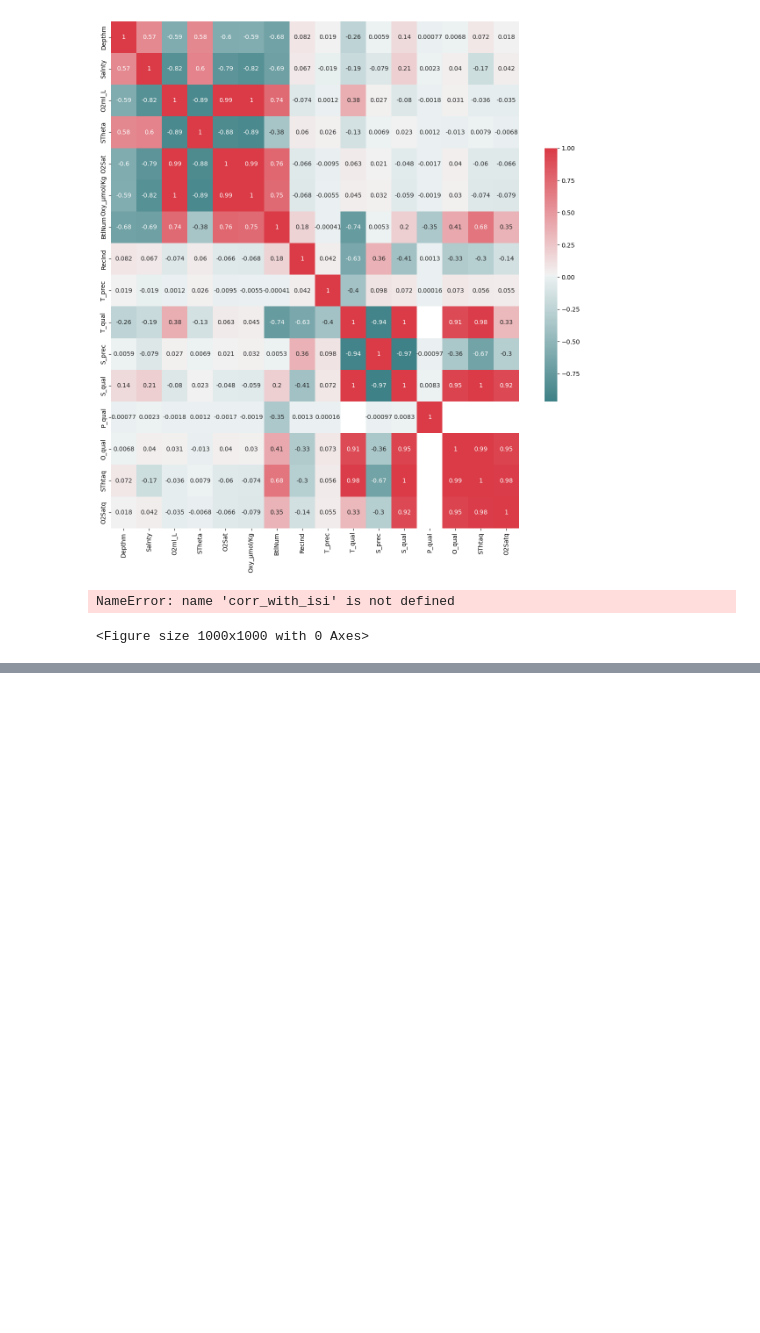
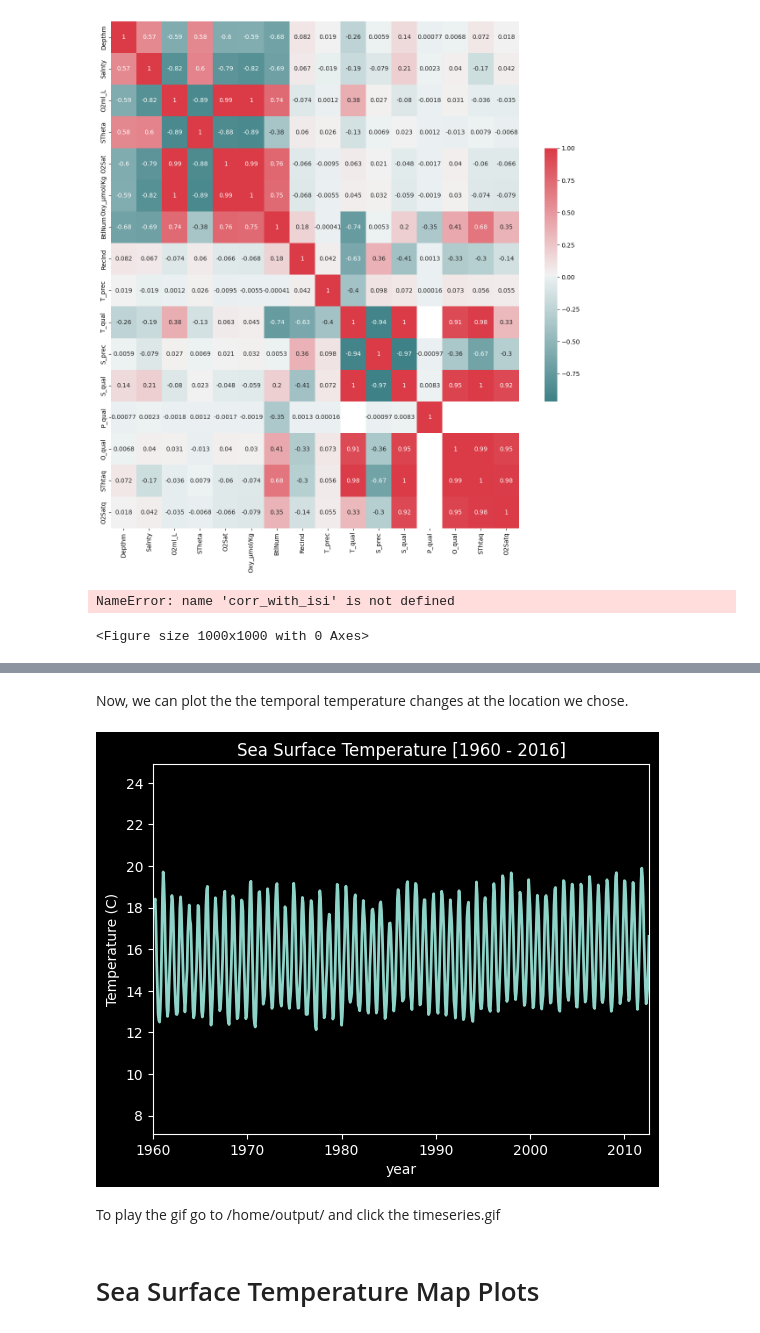
Before and after one commit to nci900/Data-Analytics, a Jupyter notebook: data_analytics.ipynb, the cells around one changed output, grey strips where cells are left out. Saved outputs shown, nothing was run; the diff lists cells and outputs as text; code cells hidden in the pictures; blank space fills up the shorter version.

Commit message:
Complete the plot routines for sea surface temperature. Need to flesh out description materials

```diff
--- a/data_analytics.ipynb
+++ b/data_analytics.ipynb
@@ -108,0 +160,4 @@ dataframe.isnull().sum()
+# %%
+### define data file of interest and open using xarray
+data_path = "/scratch/vp91/zxw900/sea_surf_temp_data/*.nc"
+f = xr.open_mfdataset(data_path)
@@ -108,0 +204,66 @@ dataframe.isnull().sum()
+# %%
+# Pick your favourite location in the ocean.
+# We choose somewhere in the Bass Strait
+timeseries = f.sst.sel(lon=145.0,lat=-39.0,method='nearest')
+# %%
+x = range(1, len(timeseries.time)+1)
+y = timeseries.values
+# %% [markdown]
+Now, we can plot the the temporal temperature changes at the location we chose.
+# %%
+### set up figure
+plt.style.use('dark_background')
+fig = plt.figure()
+ax = plt.axes(xlim=(1, len(x)), ylim=(min(y)-5,max(y)+5))
+line, = ax.plot([], [], lw=2)
+
+### define initialisation function
+def init():
+    ### creating an empty plot/frame
+    line.set_data([], [])
+    return line,
+
+### define lists to store x and y axis points
+xdata, ydata = [], []
+
+### define animation function
+def animate(i):
+
+    ### x and y values to be plotted
+    x1 = x[i]
+    y1 = y[i]
+
+   ### appending new points to x1, y1 axiss points list
+    xdata.append(x1)
+    ydata.append(y1)
+    line.set_data(xdata, ydata)
+    return line,
+
+### setting a title for the plot
+plt.title('Sea Surface Temperature [1960 - 2016]')
+### defining the axis details
+plt.axis('on')
+plt.ylabel('Temperature (C)')
+plt.xlabel('year')
+plt.xticks([0,130,260,390, 520, 650],
+           ['1960', '1970', '1980','1990','2000','2010'])
+
+### call the animator
+anim = animation.FuncAnimation(fig, animate, init_func=init,
+							frames=len(x), interval=20, blit=True)
+
+### create output directory
+outdir = './output'
+if not os.path.exists(outdir):
+    os.mkdir(outdir)
+
+### save the animation as a GIF file
+animation_file = './output/timeseries.gif'
+
+anim.save(animation_file,writer='imagemagick')
+# %% [output]
+[figure, added]
+# %% [markdown]
+To play the gif go to /home/output/ and click the timeseries.gif
+# %% [markdown]
+# Sea Surface Temperature Map Plots
```
Also changed, not shown: parts of 13 cells of this notebook, 2 other files.
